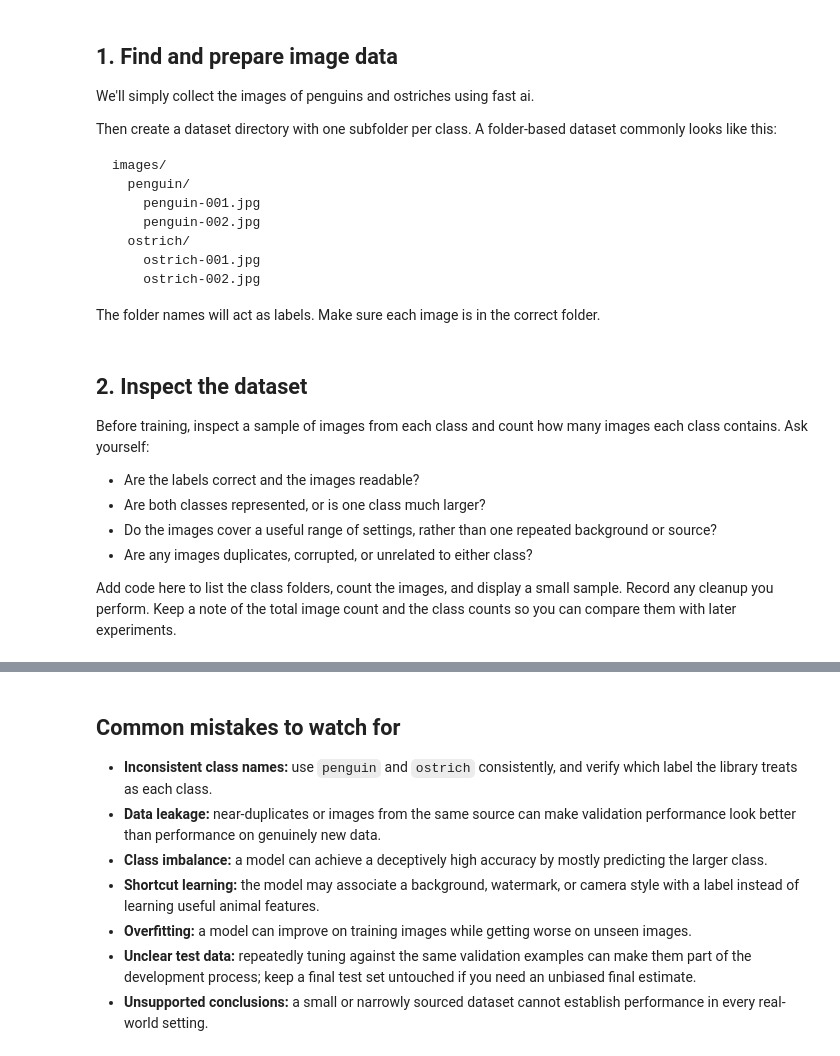
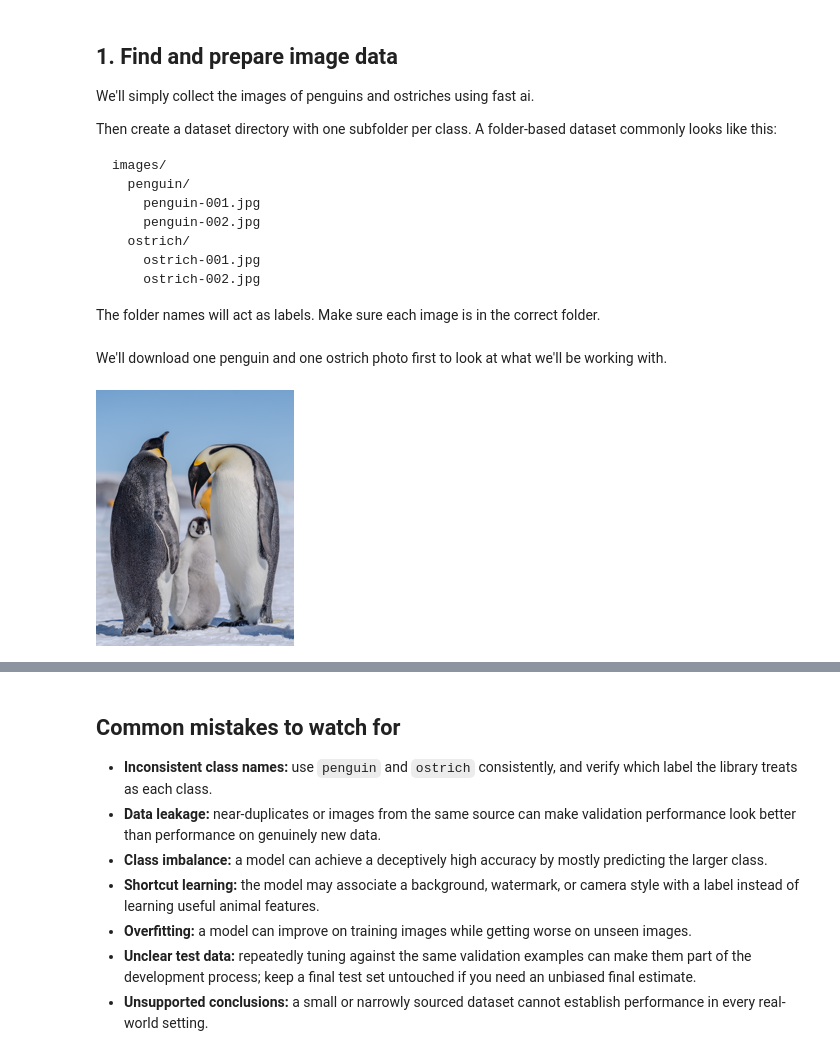
Before and after one commit to EbubeAkukwe/ai-engineer-dictionary, a Jupyter notebook: notebooks/B/binary-classification.ipynb, the cells around one changed output, grey strips where cells are left out. Saved outputs shown, nothing was run; the diff lists cells and outputs as text; code cells hidden in the pictures.

Commit message:
Finalize first Release

````diff
--- a/notebooks/B/binary-classification.ipynb
+++ b/notebooks/B/binary-classification.ipynb
@@ -22,3 +26,20 @@ The positive label is **ostrich** and the other label is **penguin**. Keep those
 You should be comfortable opening a notebook, running Python cells, and reading basic Python values. You do not need to know how neural networks work in detail; the exercise will introduce the main steps.
 
 This project uses the fastai. Set up an environment with fastai installed, following the [fastai installation guide](https://docs.fast.ai/). Image model training may use a GPU when one is available, but a small experiment can also run on a CPU more slowly, a better way is to use Google Colab or Kaggle Notebooks.
+# %%
+from ddgs import DDGS
+from fastcore.all import *
+
+def search_images(term, max_images=200):
+    with DDGS() as ddgs:
+        results = ddgs.images(
+            term,
+            max_results=max_images
+        )
+
+    urls = [result['image'] for result in results if result.get('image')]
+
+    return L(urls[:max_images])
+# %%
+urls = search_images('penguin_photos', max_images=1)
+urls[0]
@@ -40,14 +65,15 @@ images/
 ```
 
 The folder names will act as labels. Make sure each image is in the correct folder.
-# %% [markdown]
-## 2. Inspect the dataset
-
-Before training, inspect a sample of images from each class and count how many images each class contains. Ask yourself:
-
-- Are the labels correct and the images readable?
-- Are both classes represented, or is one class much larger?
-- Do the images cover a useful range of settings, rather than one repeated background or source?
-- Are any images duplicates, corrupted, or unrelated to either class?
-
-Add code here to list the class folders, count the images, and display a small sample. Record any cleanup you perform. Keep a note of the total image count and the class counts so you can compare them with later experiments.
+# %% [markdown]
+We'll download one penguin and one ostrich photo first to look at what we'll be working with.
+# %%
+from fastdownload import download_url
+dest = "penguin.jpg"
+download_url(urls[0], dest, show_progress=False)
+
+from fastai.vision.all import *
+ls = Image.open(dest)
+ls.to_thumb(256,256)
+# %% [output]
+[figure, added]
````
Also changed, not shown: parts of 32 cells of this notebook, 18 other files.
